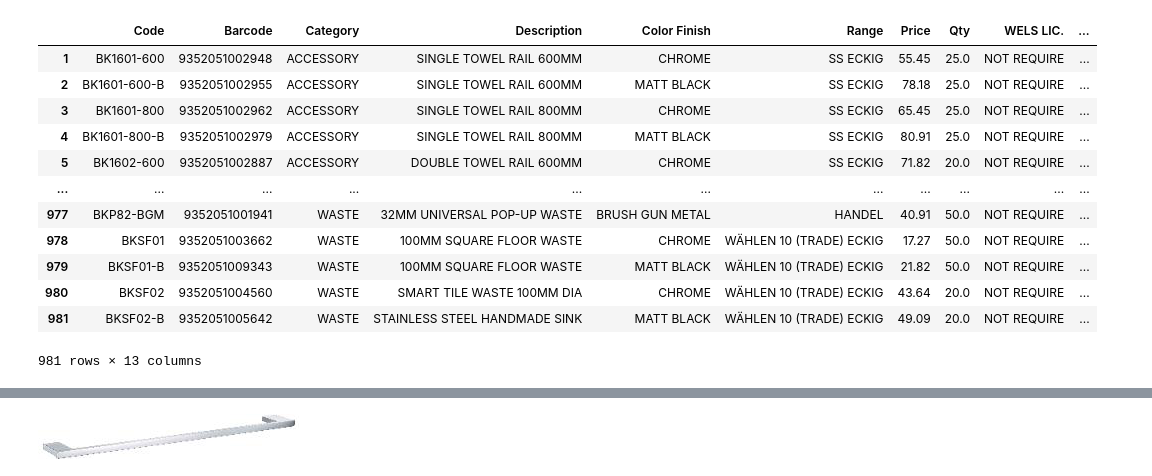
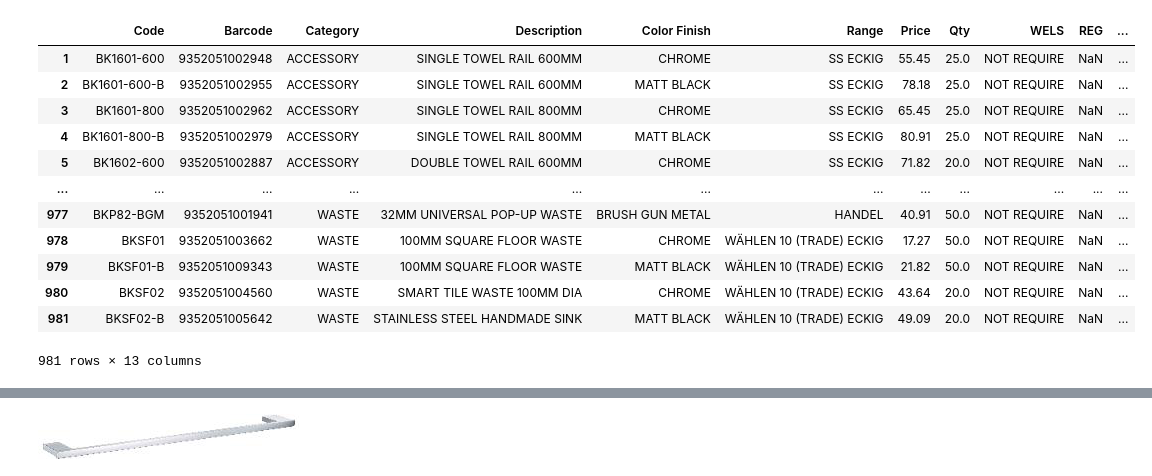
Before and after one commit to RainbowFunnn/electron-project, a Jupyter notebook: module/sample_data/Analysis.ipynb, the cells around one changed output, grey strips where cells are left out. Drawn from its saved outputs; the diff is of its cells as text; code cells hidden in the pictures.

```diff
--- a/module/sample_data/Analysis.ipynb
+++ b/module/sample_data/Analysis.ipynb
@@ -4,20 +5,20 @@ import pandas as pd
 data = pd.read_excel("sample.xlsx", engine="openpyxl")
 # %%
 data_clean = data.dropna(axis=1, how='all').dropna(how='all')
-data_clean = data_clean.rename(columns={"Book Price (Ex. GST)": "Price", "Qty/Box": "Qty"})
+data_clean = data_clean.rename(columns={"Book Price (Ex. GST)": "Price", "Qty/Box": "Qty", "WELS LIC.": "WELS", "REG. Number": "REG", "STAR Rating": "Rating", "Water Cconsump.": "Water"})
 data_clean = data_clean.round({"Price": 2})
 data_clean
 # %% [output]
-|  | Code | Barcode | Category | Description | Color Finish | Range | Price | Qty | WELS LIC. | ... |
-| 1 | BK1601-600 | 9352051002948 | ACCESSORY | SINGLE TOWEL RAIL 600MM | CHROME | SS ECKIG | 55.45 | 25.0 | NOT REQUIRE | ... |
-| 2 | BK1601-600-B | 9352051002955 | ACCESSORY | SINGLE TOWEL RAIL 600MM | MATT BLACK | SS ECKIG | 78.18 | 25.0 | NOT REQUIRE | ... |
-| 3 | BK1601-800 | 9352051002962 | ACCESSORY | SINGLE TOWEL RAIL 800MM | CHROME | SS ECKIG | 65.45 | 25.0 | NOT REQUIRE | ... |
-| 4 | BK1601-800-B | 9352051002979 | ACCESSORY | SINGLE TOWEL RAIL 800MM | MATT BLACK | SS ECKIG | 80.91 | 25.0 | NOT REQUIRE | ... |
-| 5 | BK1602-600 | 9352051002887 | ACCESSORY | DOUBLE TOWEL RAIL 600MM | CHROME | SS ECKIG | 71.82 | 20.0 | NOT REQUIRE | ... |
-| ... | ... | ... | ... | ... | ... | ... | ... | ... | ... | ... |
-| 977 | BKP82-BGM | 9352051001941 | WASTE | 32MM UNIVERSAL POP-UP WASTE | BRUSH GUN METAL | HANDEL | 40.91 | 50.0 | NOT REQUIRE | ... |
-| 978 | BKSF01 | 9352051003662 | WASTE | 100MM SQUARE FLOOR WASTE | CHROME | WÄHLEN 10 (TRADE) ECKIG | 17.27 | 50.0 | NOT REQUIRE | ... |
-| 979 | BKSF01-B | 9352051009343 | WASTE | 100MM SQUARE FLOOR WASTE | MATT BLACK | WÄHLEN 10 (TRADE) ECKIG | 21.82 | 50.0 | NOT REQUIRE | ... |
-| 980 | BKSF02 | 9352051004560 | WASTE | SMART TILE WASTE 100MM DIA | CHROME | WÄHLEN 10 (TRADE) ECKIG | 43.64 | 20.0 | NOT REQUIRE | ... |
-| 981 | BKSF02-B | 9352051005642 | WASTE | STAINLESS STEEL HANDMADE SINK | MATT BLACK | WÄHLEN 10 (TRADE) ECKIG | 49.09 | 20.0 | NOT REQUIRE | ... |
+|  | Code | Barcode | Category | Description | Color Finish | Range | Price | Qty | WELS | REG | ... |
+| 1 | BK1601-600 | 9352051002948 | ACCESSORY | SINGLE TOWEL RAIL 600MM | CHROME | SS ECKIG | 55.45 | 25.0 | NOT REQUIRE | NaN | ... |
+| 2 | BK1601-600-B | 9352051002955 | ACCESSORY | SINGLE TOWEL RAIL 600MM | MATT BLACK | SS ECKIG | 78.18 | 25.0 | NOT REQUIRE | NaN | ... |
+| 3 | BK1601-800 | 9352051002962 | ACCESSORY | SINGLE TOWEL RAIL 800MM | CHROME | SS ECKIG | 65.45 | 25.0 | NOT REQUIRE | NaN | ... |
+| 4 | BK1601-800-B | 9352051002979 | ACCESSORY | SINGLE TOWEL RAIL 800MM | MATT BLACK | SS ECKIG | 80.91 | 25.0 | NOT REQUIRE | NaN | ... |
+| 5 | BK1602-600 | 9352051002887 | ACCESSORY | DOUBLE TOWEL RAIL 600MM | CHROME | SS ECKIG | 71.82 | 20.0 | NOT REQUIRE | NaN | ... |
+| ... | ... | ... | ... | ... | ... | ... | ... | ... | ... | ... | ... |
+| 977 | BKP82-BGM | 9352051001941 | WASTE | 32MM UNIVERSAL POP-UP WASTE | BRUSH GUN METAL | HANDEL | 40.91 | 50.0 | NOT REQUIRE | NaN | ... |
+| 978 | BKSF01 | 9352051003662 | WASTE | 100MM SQUARE FLOOR WASTE | CHROME | WÄHLEN 10 (TRADE) ECKIG | 17.27 | 50.0 | NOT REQUIRE | NaN | ... |
+| 979 | BKSF01-B | 9352051009343 | WASTE | 100MM SQUARE FLOOR WASTE | MATT BLACK | WÄHLEN 10 (TRADE) ECKIG | 21.82 | 50.0 | NOT REQUIRE | NaN | ... |
+| 980 | BKSF02 | 9352051004560 | WASTE | SMART TILE WASTE 100MM DIA | CHROME | WÄHLEN 10 (TRADE) ECKIG | 43.64 | 20.0 | NOT REQUIRE | NaN | ... |
+| 981 | BKSF02-B | 9352051005642 | WASTE | STAINLESS STEEL HANDMADE SINK | MATT BLACK | WÄHLEN 10 (TRADE) ECKIG | 49.09 | 20.0 | NOT REQUIRE | NaN | ... |
 981 rows × 13 columns
```
Also changed, not shown: parts of 10 cells of this notebook, 6 other files.
